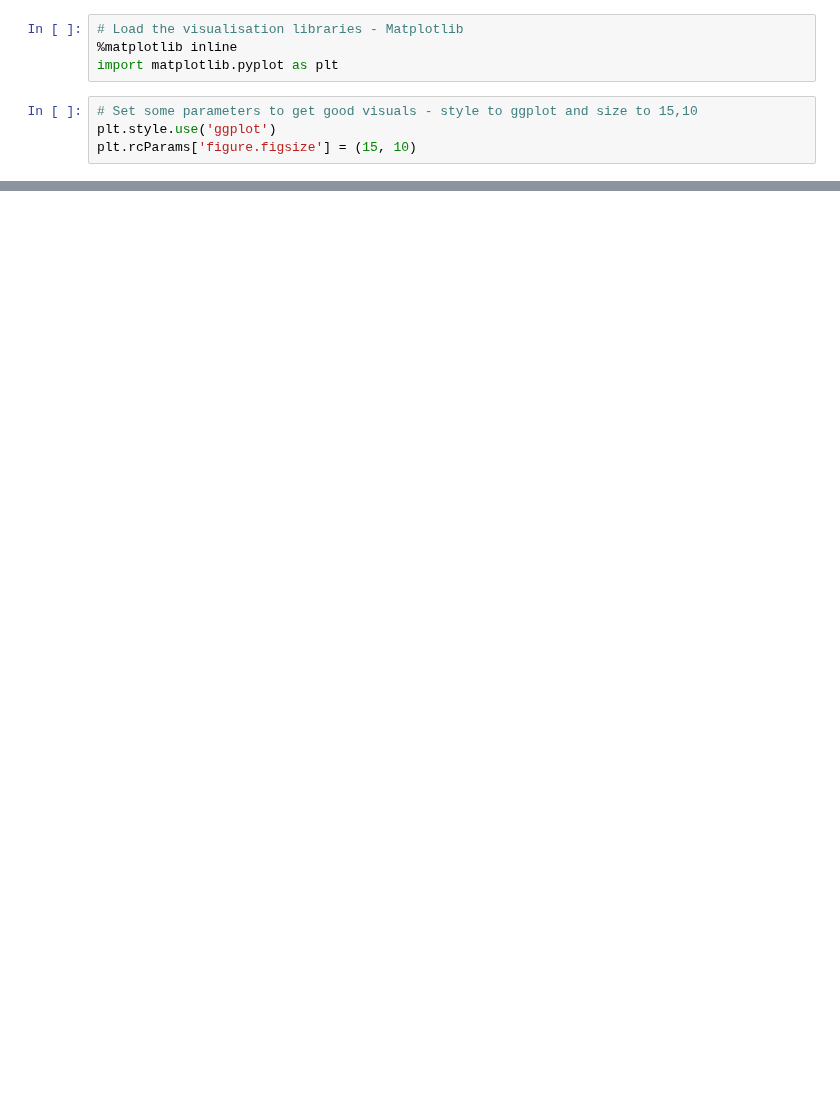
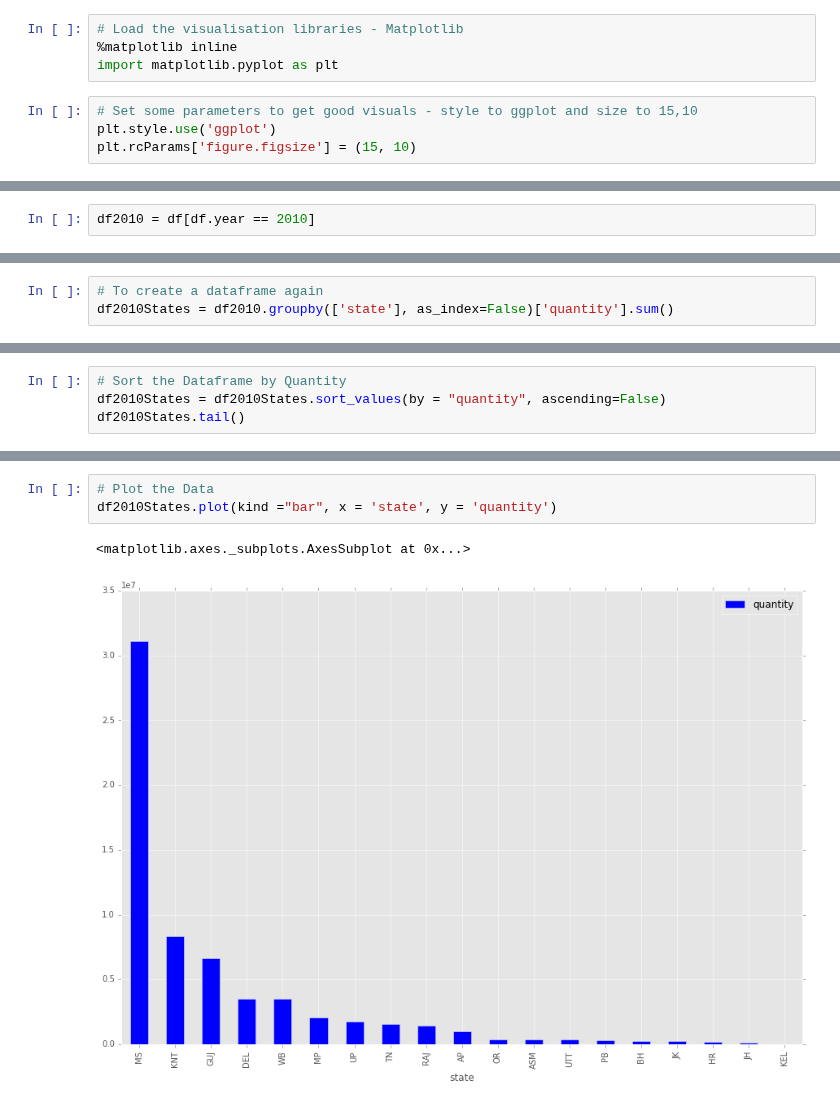
Before and after one commit to ababook/intro-python-data-science, a Jupyter notebook: onion/4-Explore.ipynb, the cells around one changed output, grey strips where cells are left out. Cells and saved outputs as stored; diff of their text form; blank space fills up the shorter version.

```diff
--- a/onion/4-Explore.ipynb
+++ b/onion/4-Explore.ipynb
@@ -33,0 +85,2 @@ plt.rcParams['figure.figsize'] = (15, 10)
+# %%
+df2010 = df[df.year == 2010]
@@ -33,0 +126,3 @@ plt.rcParams['figure.figsize'] = (15, 10)
+# %%
+# To create a dataframe again
+df2010States = df2010.groupby(['state'], as_index=False)['quantity'].sum()
@@ -33,0 +138,4 @@ plt.rcParams['figure.figsize'] = (15, 10)
+# %%
+# Sort the Dataframe by Quantity
+df2010States = df2010States.sort_values(by = "quantity", ascending=False)
+df2010States.tail()
@@ -33,0 +149,6 @@ plt.rcParams['figure.figsize'] = (15, 10)
+# %%
+# Plot the Data
+df2010States.plot(kind ="bar", x = 'state', y = 'quantity')
+# %% [output]
+<matplotlib.axes._subplots.AxesSubplot at 0x...>
+[figure, added]
```
Also changed, not shown: parts of 62 cells of this notebook, 2 other files.
